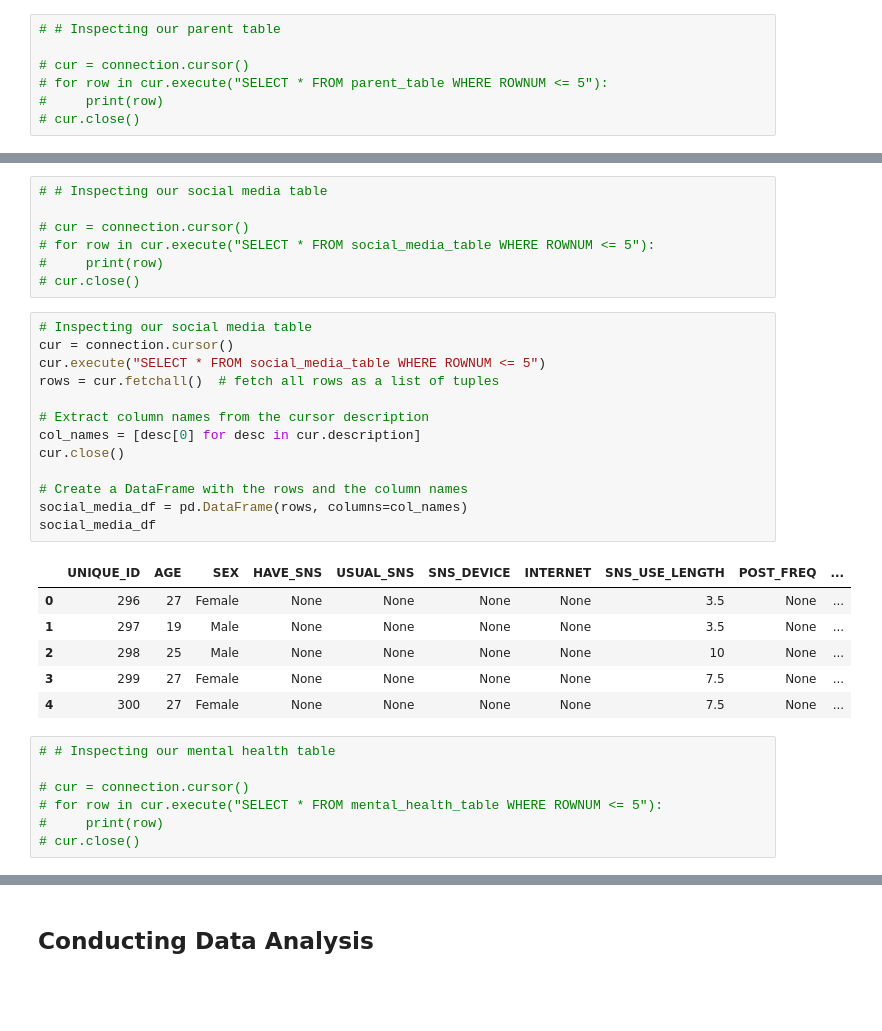
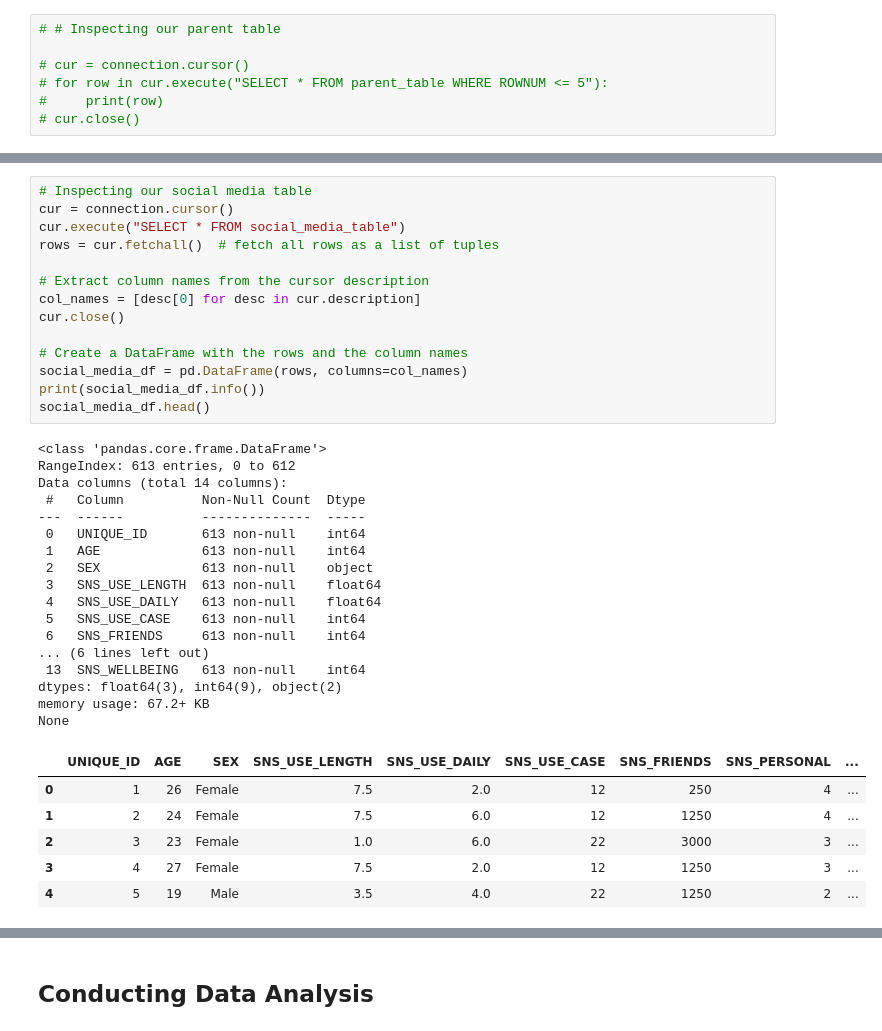
Before and after one commit to hirnas/cpsc368tp, a Jupyter notebook: code/sql-querying.ipynb, the cells around one changed output, grey strips where cells are left out. Drawn from its saved outputs; the diff is of its cells as text; blank space fills up the shorter version.

```diff
--- a/code/sql-querying.ipynb
+++ b/code/sql-querying.ipynb
@@ -39,40 +74,44 @@ parent_df
 | 2 | 20 | Female |
 | 3 | 20 | Male |
 | 4 | 21 | Female |
-# %%
-# # Inspecting our social media table
-
-# cur = connection.cursor()
-# for row in cur.execute("SELECT * FROM social_media_table WHERE ROWNUM <= 5"):
-#     print(row)
-# cur.close()
 # %%
 # Inspecting our social media table
 cur = connection.cursor()
-cur.execute("SELECT * FROM social_media_table WHERE ROWNUM <= 5")
+cur.execute("SELECT * FROM social_media_table")
 rows = cur.fetchall()  # fetch all rows as a list of tuples
 
 # Extract column names from the cursor description
 col_names = [desc[0] for desc in cur.description]
 cur.close()
 
 # Create a DataFrame with the rows and the column names
 social_media_df = pd.DataFrame(rows, columns=col_names)
-social_media_df
+print(social_media_df.info())
+social_media_df.head()
 # %% [output]
+<class 'pandas.core.frame.DataFrame'>
+RangeIndex: 613 entries, 0 to 612
+Data columns (total 14 columns):
+ #   Column          Non-Null Count  Dtype
+---  ------          --------------  -----
+ 0   UNIQUE_ID       613 non-null    int64
+ 1   AGE             613 non-null    int64
+ 2   SEX             613 non-null    object
+ 3   SNS_USE_LENGTH  613 non-null    float64
+ 4   SNS_USE_DAILY   613 non-null    float64
+ 5   SNS_USE_CASE    613 non-null    int64
+ 6   SNS_FRIENDS     613 non-null    int64
+... (6 lines left out)
+ 13  SNS_WELLBEING   613 non-null    int64
+dtypes: float64(3), int64(9), object(2)
+memory usage: 67.2+ KB
+None
-|  | UNIQUE_ID | AGE | SEX | HAVE_SNS | USUAL_SNS | SNS_DEVICE | INTERNET | SNS_USE_LENGTH | POST_FREQ | ... |
-| 0 | 296 | 27 | Female | None | None | None | None | 3.5 | None | ... |
-| 1 | 297 | 19 | Male | None | None | None | None | 3.5 | None | ... |
-| 2 | 298 | 25 | Male | None | None | None | None | 10 | None | ... |
-| 3 | 299 | 27 | Female | None | None | None | None | 7.5 | None | ... |
-| 4 | 300 | 27 | Female | None | None | None | None | 7.5 | None | ... |
+|  | UNIQUE_ID | AGE | SEX | SNS_USE_LENGTH | SNS_USE_DAILY | SNS_USE_CASE | SNS_FRIENDS | SNS_PERSONAL | ... |
+| 0 | 1 | 26 | Female | 7.5 | 2.0 | 12 | 250 | 4 | ... |
+| 1 | 2 | 24 | Female | 7.5 | 6.0 | 12 | 1250 | 4 | ... |
+| 2 | 3 | 23 | Female | 1.0 | 6.0 | 22 | 3000 | 3 | ... |
+| 3 | 4 | 27 | Female | 7.5 | 2.0 | 12 | 1250 | 3 | ... |
+| 4 | 5 | 19 | Male | 3.5 | 4.0 | 22 | 1250 | 2 | ... |
-# %%
-# # Inspecting our mental health table
-
-# cur = connection.cursor()
-# for row in cur.execute("SELECT * FROM mental_health_table WHERE ROWNUM <= 5"):
-#     print(row)
-# cur.close()
 # %%
 # Inspecting our social media table
 cur = connection.cursor()
```
Also changed, not shown: parts of 17 cells of this notebook, 3 other files.
